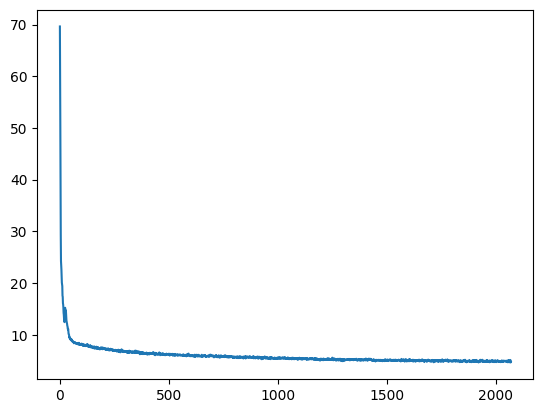
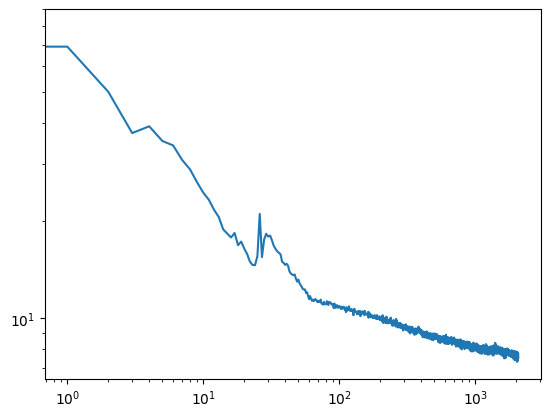
Code edit (unified diff) that turned the first committed figure into the second:
--- before
+++ after
@@ -1,4 +1,5 @@
 import numpy as np
 import pandas as pd
+import matplotlib.pyplot as plt
 
 # Get training history
@@ -6,2 +7,4 @@
 print(f"Final batch loss: {history['batch_losses'][-1]}")
 pd.Series(history['batch_losses']).plot()
+plt.xscale("log")
+plt.yscale("log")

Commit: Added batch correction, changed a bit of the wording.